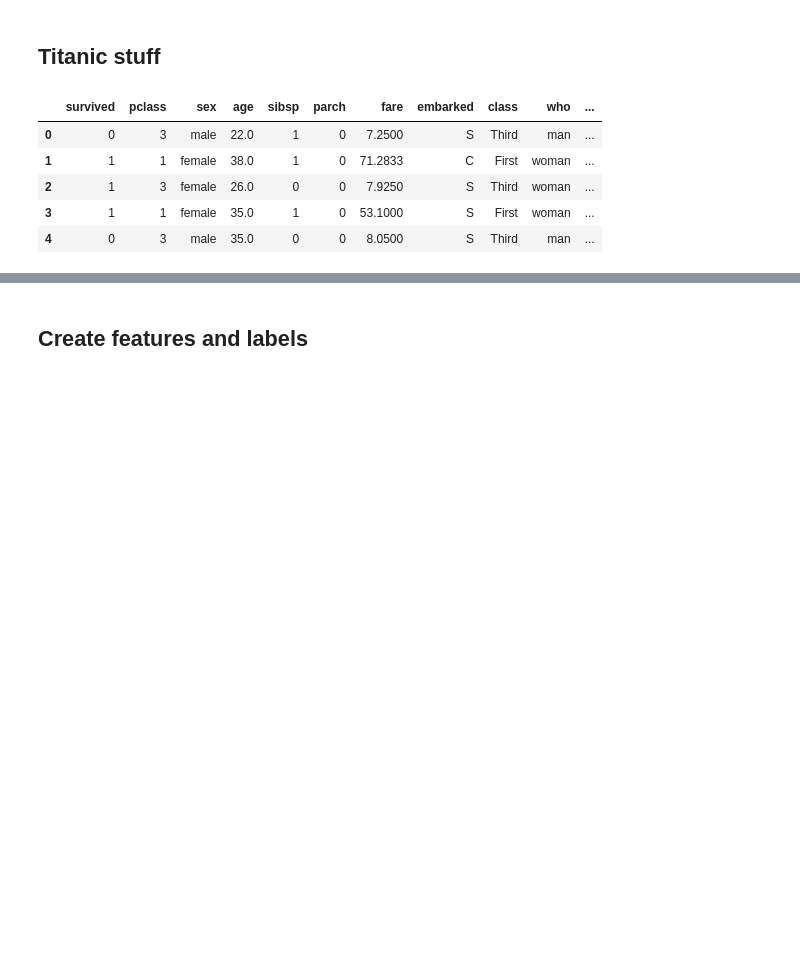
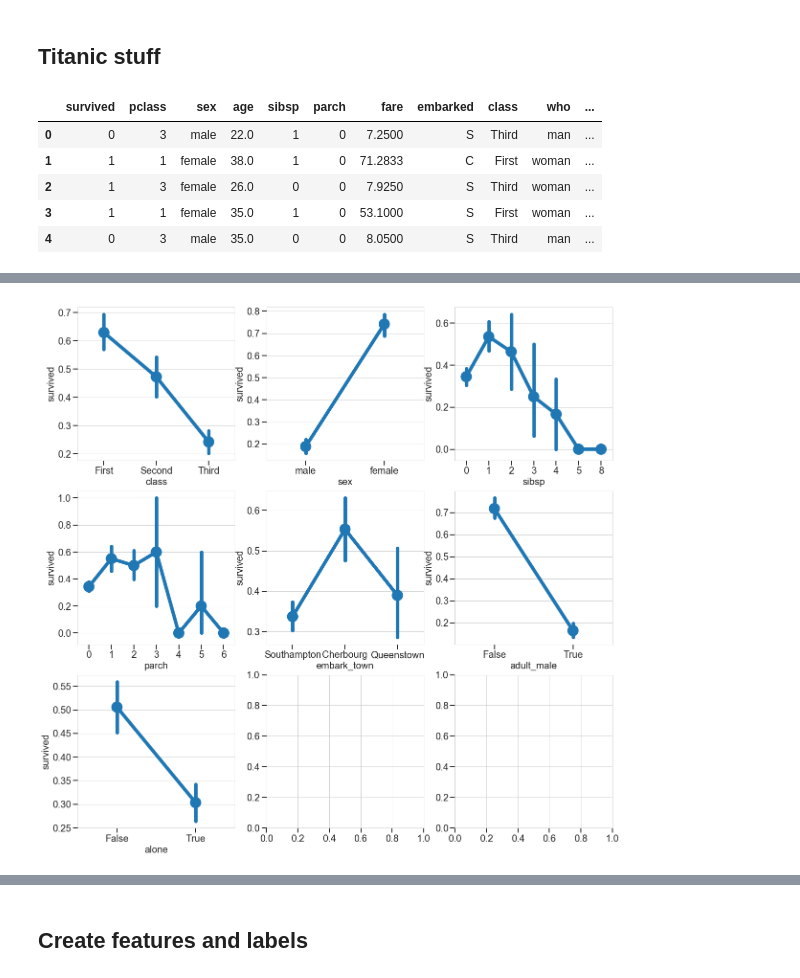
Before and after one commit to JanaLasser/data-science-course, a Jupyter notebook: day4/more_svm.ipynb, the cells around one changed output, grey strips where cells are left out. Drawn from its saved outputs; the diff is of its cells as text; code cells hidden in the pictures; blank space fills up the shorter version.

```diff
--- a/day4/more_svm.ipynb
+++ b/day4/more_svm.ipynb
@@ -446,0 +432,10 @@ AttributeError: 'JointGrid' object has no attribute 'set_xticks'
+# %%
+categorical_attrs = ['class', 'sex', 'sibsp', 'parch', 'embark_town', 'adult_male', 'alone']
+# %%
+fig, axes = plt.subplots(nrows=3, ncols=3, figsize=(20,20))
+axes = axes.reshape(-1,)
+
+for idx, var in enumerate(categorical_attrs):
+    sns.pointplot(data=tdata, x=var, y='survived', ax = axes[idx])
+# %% [output]
+[figure, added]
```
Also changed, not shown: parts of 9 cells of this notebook.
